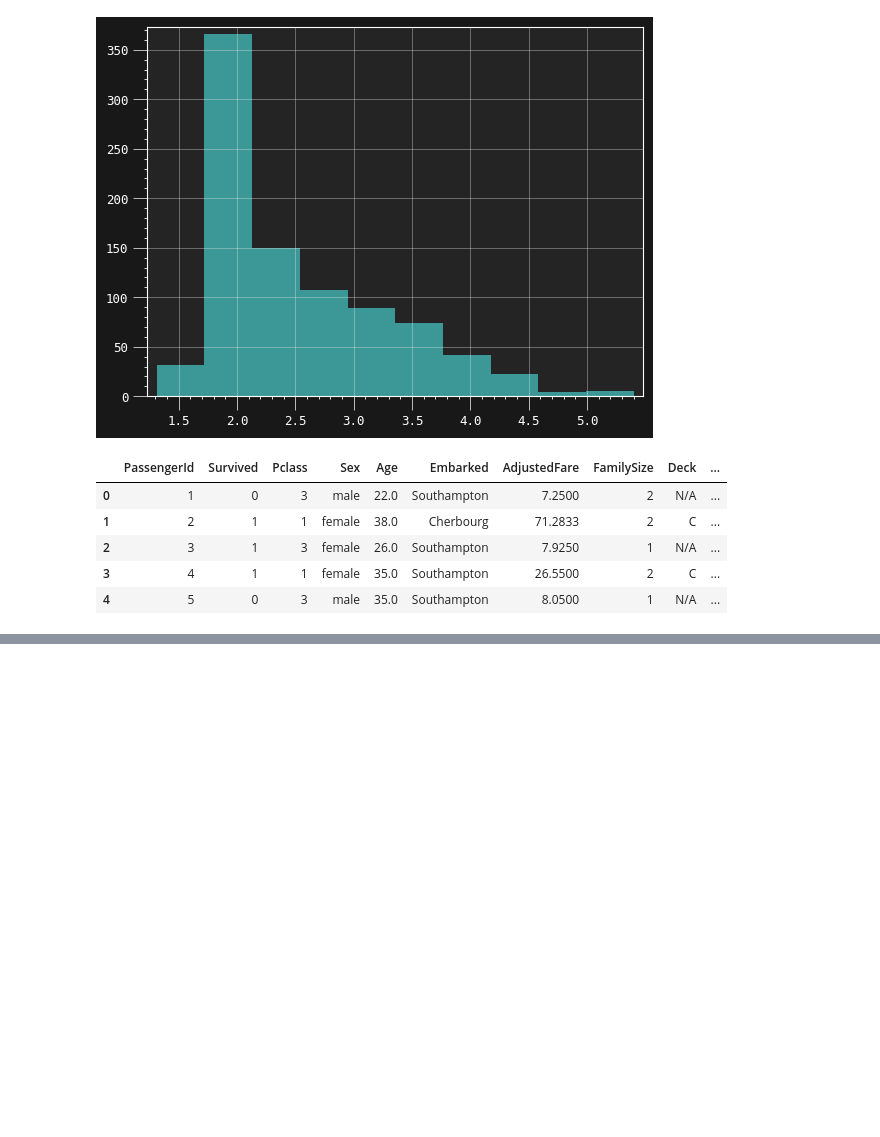
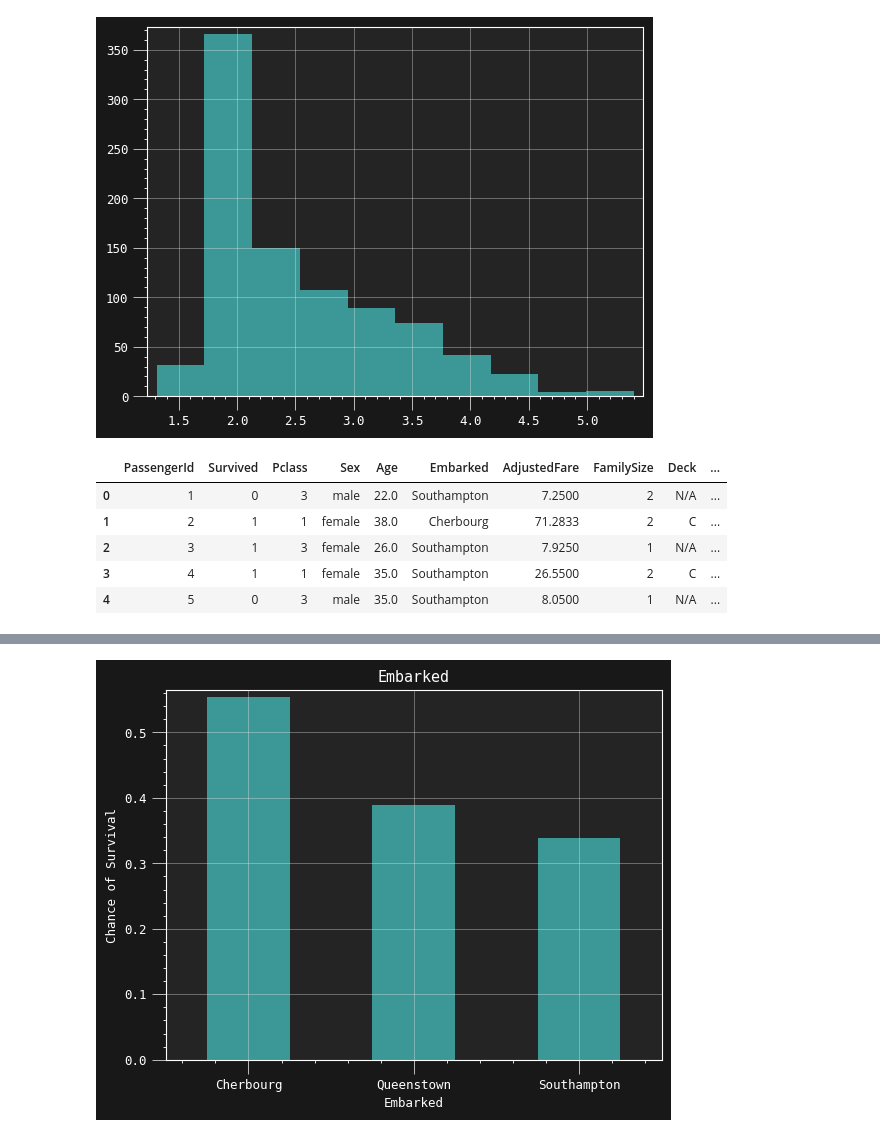
Before and after one commit to Homanloo/Titanic-Survival, a Jupyter notebook: Data_analysis.ipynb, the cells around one changed output, grey strips where cells are left out. Cells and saved outputs as stored; diff of their text form; code cells hidden in the pictures; blank space fills up the shorter version.

```diff
--- a/Data_analysis.ipynb
+++ b/Data_analysis.ipynb
@@ -256,0 +295,4 @@ df.head()
+# %%
+group_plot(df, "Embarked", "bar")
+# %% [output]
+[figure, added]
```
Also changed, not shown: parts of 11 cells of this notebook.
